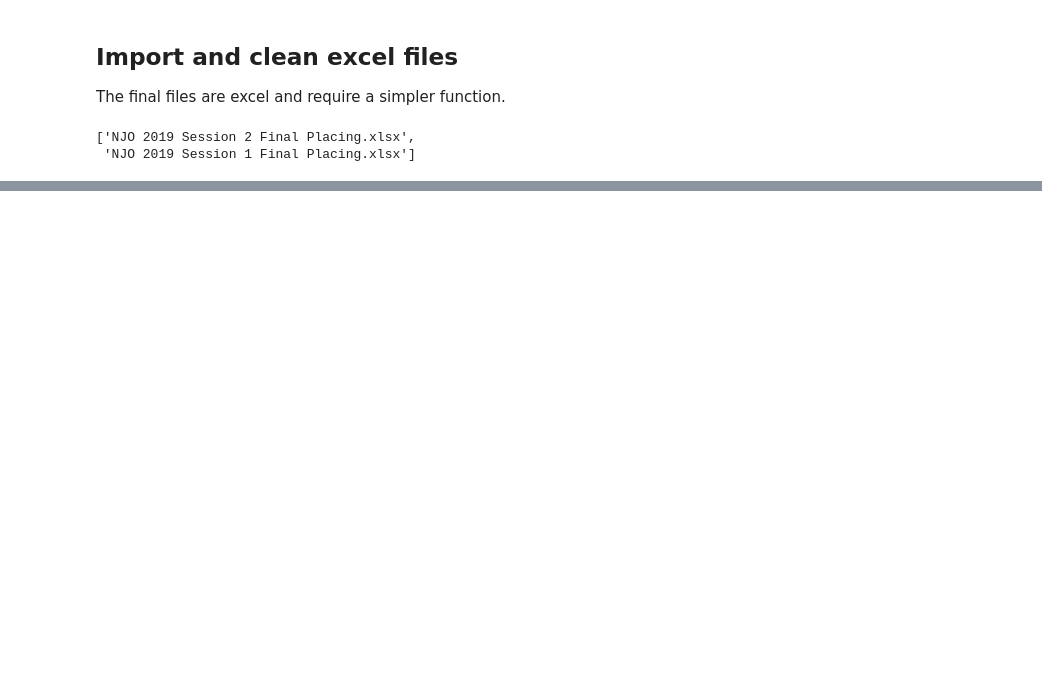
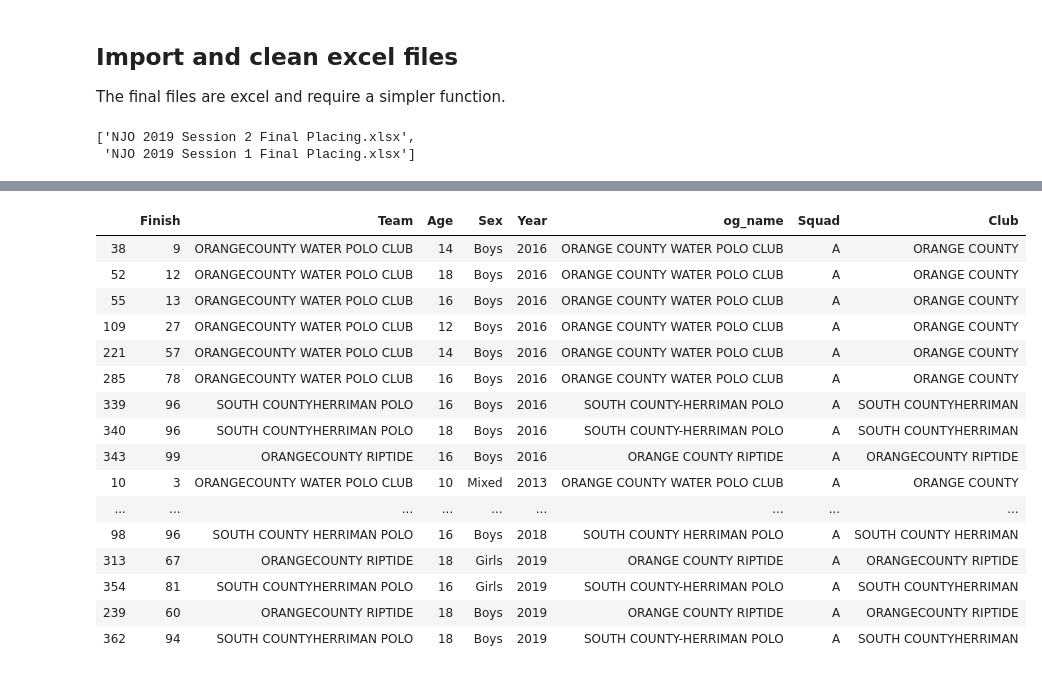
Before and after one commit to jessmontoya/Data_Science_Portfolio, a Jupyter notebook: USA_Water_Polo/Data Cleaning - USAWP.ipynb, the cells around one changed output, grey strips where cells are left out. Drawn from its saved outputs; the diff is of its cells as text; code cells hidden in the pictures; blank space fills up the shorter version.

Commit message:
finish converting pdfs, cleaning club names

```diff
--- a/USA_Water_Polo/Data Cleaning - USAWP.ipynb
+++ b/USA_Water_Polo/Data Cleaning - USAWP.ipynb
@@ -268,0 +339,25 @@ Name: Year, dtype: int64
+# %%
+remove_words = ['[0-9]{2}', '[UBG][0-9]{2}', '[0-9]{2}[UBGS]' '20[0-9]{2}', 'U', 'B', 'G', 'GIRL', 'BOY', 'COED',
+                'GIRLS', 'BOYS', 'COEDS', 'JO', 'JOQ', 'JOS', '[A-E]', '&', 'AND', 'UNDER', 'BLACK', 'GREEN', 'BLUE',
+                'BLU', 'RED', 'WHITE', 'YELLOW', 'PINK', 'MAROON', 'GOLD', 'SILVER', 'BRONZE', 'PURPLE', 'BLK', 'GREY']
+
+pattern = r'\b(?:{})\b'.format('|'.join(remove_words))
+data_clean['Team'] = data_clean['Team'].str.replace(pattern, '')
+# %%
+data_clean['Team'] = data_clean['Team'].str.replace('\t\r', '')
+data_clean['Team'] = data_clean['Team'].str.replace('\s+', ' ', regex=True)
+data_clean['Team'] = data_clean['Team'].str.replace(r'\BS\b', '')
+data_clean['Team'] = data_clean['Team'].str.replace(r'\(TIED.+\)', '')
+data_clean['Team'] = data_clean['Team'].str.replace(r'\(TIED.+', '')
+data_clean['Team'] = data_clean['Team'].str.replace(r"[\"\'.,\\\(\)&/]", '')
+data_clean['Team'] = data_clean['Team'].str.replace('\t\r', '')
+data_clean['Team'] = data_clean['Team'].str.replace('xad', '')
+data_clean['Team'] = data_clean['Team'].str.replace('\\xad', '')
+data_clean['Team'] = data_clean['Team'].str.replace('‐', '')
+data_clean['Team'] = data_clean['Team'].str.replace('-', '')
+data_clean['Team'] = data_clean['Team'].str.replace(r'[0-9]{2}[UBGS]', '')
+data_clean['Team'] = data_clean['Team'].str.replace(r'20[0-9]{2}', '')
+data_clean['Team'] = data_clean['Team'].str.replace('ORANGE COUNTY', 'ORANGECOUNTY')
+data_clean['Team'] = data_clean['Team'].str.replace(r'\b(ORANGE)\b', '')
+data_clean['Team'] = data_clean['Team'].str.replace('\s+', ' ', regex=True)
+data_clean['Team'] = data_clean['Team'].str.strip()
@@ -268,0 +366,12 @@ Name: Year, dtype: int64
+# %%
+remove2 = ['AQUATIC', 'WATER POLO', 'CLUB', 'FEDERATION', 'TEAM', 'WP', 'WPC', 'POLO', 'POL', 'AQ', 'SUMMER',
+           'ORGANIZATION', 'ACADEMY', 'ORG', 'SWIM', 'AC', 'INC', 'FOUNDATION']
+pat2 = r'\b(?:{})\b'.format('|'.join(remove2))
+data_clean['Club'] = data_clean['Team'].str.replace(pat2, '').str.strip()
+data_clean['Club'] = data_clean['Club'].str.replace('\s+', ' ', regex=True)
+# %%
+data_clean.loc[data_clean['Team'].str.contains('ACADEMY WATER POLO'), 'Club'] = 'ACADEMY'
+data_clean.loc[data_clean['Team'] == 'EAST', 'Club'] = 'EAST'
+data_clean['Club'] = data_clean['Club'].fillna('UNKNOWN')
+data_clean.loc[data_clean['Team'] == '', 'Club'] = 'UNKNOWN'
+data_clean['Club'] = data_clean['Club'].replace('ORANGECOUNTY', 'ORANGE COUNTY')
@@ -268,0 +398,20 @@ Name: Year, dtype: int64
+# %%
+data_clean[data_clean['Club'].str.contains('COUNTY')]
+# %% [output]
+|  | Finish | Team | Age | Sex | Year | og_name | Squad | Club |
+| 38 | 9 | ORANGECOUNTY WATER POLO CLUB | 14 | Boys | 2016 | ORANGE COUNTY WATER POLO CLUB | A | ORANGE COUNTY |
+| 52 | 12 | ORANGECOUNTY WATER POLO CLUB | 18 | Boys | 2016 | ORANGE COUNTY WATER POLO CLUB | A | ORANGE COUNTY |
+| 55 | 13 | ORANGECOUNTY WATER POLO CLUB | 16 | Boys | 2016 | ORANGE COUNTY WATER POLO CLUB | A | ORANGE COUNTY |
+| 109 | 27 | ORANGECOUNTY WATER POLO CLUB | 12 | Boys | 2016 | ORANGE COUNTY WATER POLO CLUB | A | ORANGE COUNTY |
+| 221 | 57 | ORANGECOUNTY WATER POLO CLUB | 14 | Boys | 2016 | ORANGE COUNTY WATER POLO CLUB | A | ORANGE COUNTY |
+| 285 | 78 | ORANGECOUNTY WATER POLO CLUB | 16 | Boys | 2016 | ORANGE COUNTY WATER POLO CLUB | A | ORANGE COUNTY |
+| 339 | 96 | SOUTH COUNTYHERRIMAN POLO | 16 | Boys | 2016 | SOUTH COUNTY-HERRIMAN POLO | A | SOUTH COUNTYHERRIMAN |
+| 340 | 96 | SOUTH COUNTYHERRIMAN POLO | 18 | Boys | 2016 | SOUTH COUNTY-HERRIMAN POLO | A | SOUTH COUNTYHERRIMAN |
+| 343 | 99 | ORANGECOUNTY RIPTIDE | 16 | Boys | 2016 | ORANGE COUNTY RIPTIDE | A | ORANGECOUNTY RIPTIDE |
+| 10 | 3 | ORANGECOUNTY WATER POLO CLUB | 10 | Mixed | 2013 | ORANGE COUNTY WATER POLO CLUB | A | ORANGE COUNTY |
+| ... | ... | ... | ... | ... | ... | ... | ... | ... |
+| 98 | 96 | SOUTH COUNTY HERRIMAN POLO | 16 | Boys | 2018 | SOUTH COUNTY HERRIMAN POLO | A | SOUTH COUNTY HERRIMAN |
+| 313 | 67 | ORANGECOUNTY RIPTIDE | 18 | Girls | 2019 | ORANGE COUNTY RIPTIDE | A | ORANGECOUNTY RIPTIDE |
+| 354 | 81 | SOUTH COUNTYHERRIMAN POLO | 16 | Girls | 2019 | SOUTH COUNTY-HERRIMAN POLO | A | SOUTH COUNTYHERRIMAN |
+| 239 | 60 | ORANGECOUNTY RIPTIDE | 18 | Boys | 2019 | ORANGE COUNTY RIPTIDE | A | ORANGECOUNTY RIPTIDE |
+| 362 | 94 | SOUTH COUNTYHERRIMAN POLO | 18 | Boys | 2019 | SOUTH COUNTY-HERRIMAN POLO | A | SOUTH COUNTYHERRIMAN |
```
Also changed, not shown: parts of 17 cells of this notebook.
